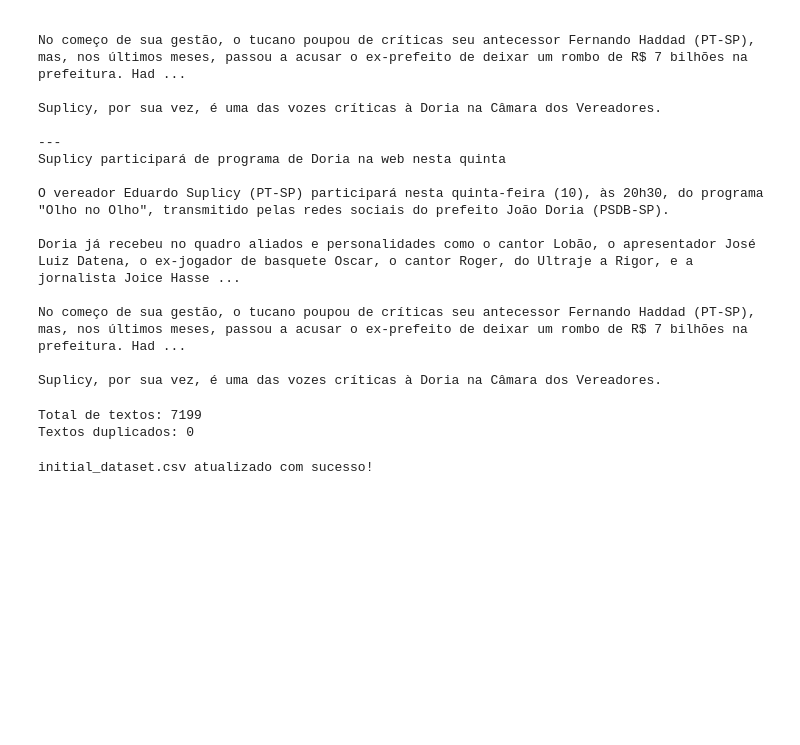
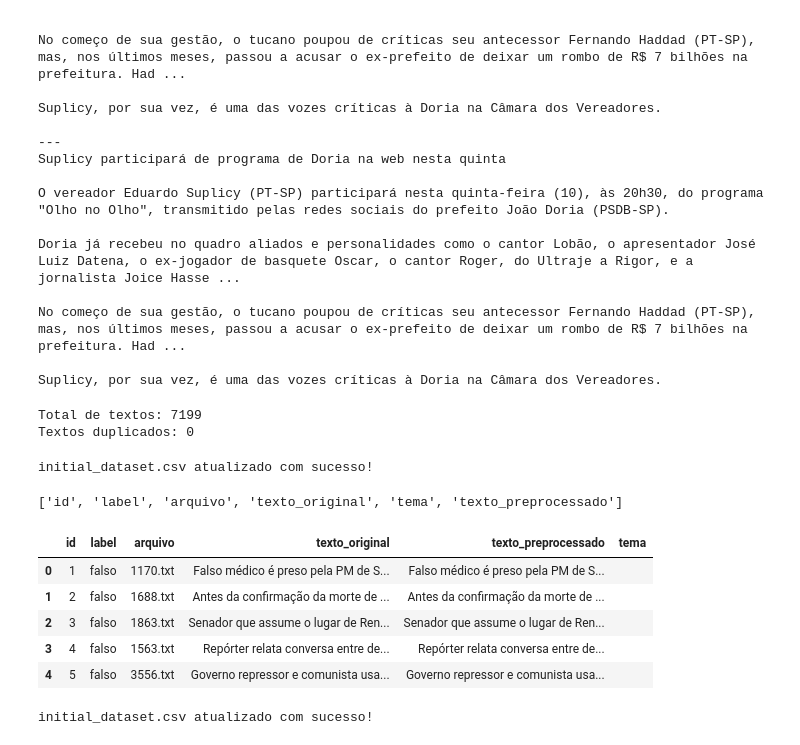
Before and after one commit to lunecarvalho/newslens-project, a Jupyter notebook: newslens_development.ipynb, the cells around one changed output. Drawn from its saved outputs; the diff is of its cells as text; code cells hidden in the pictures; blank space fills up the shorter version.

```diff
--- a/newslens_development.ipynb
+++ b/newslens_development.ipynb
@@ -186,3 +186,34 @@ df.to_csv(
 print('initial_dataset.csv atualizado com sucesso!')
 # %% [output]
 initial_dataset.csv atualizado com sucesso!
+# %%
+df = df.rename(columns={'texto': 'texto_original'})
+# %%
+df['texto_preprocessado'] = df['texto_original']
+# %%
+print(df.columns.tolist())
+# %% [output]
+['id', 'label', 'arquivo', 'texto_original', 'tema', 'texto_preprocessado']
+# %%
+df = df[
+    ['id', 'label', 'arquivo', 'texto_original', 'texto_preprocessado', 'tema']
+]
+# %%
+df.head()
+# %% [output]
+|  | id | label | arquivo | texto_original | texto_preprocessado | tema |
+| 0 | 1 | falso | 1170.txt | Falso médico é preso pela PM de S... | Falso médico é preso pela PM de S... |  |
+| 1 | 2 | falso | 1688.txt | Antes da confirmação da morte de ... | Antes da confirmação da morte de ... |  |
+| 2 | 3 | falso | 1863.txt | Senador que assume o lugar de Ren... | Senador que assume o lugar de Ren... |  |
+| 3 | 4 | falso | 1563.txt | Repórter relata conversa entre de... | Repórter relata conversa entre de... |  |
+| 4 | 5 | falso | 3556.txt | Governo repressor e comunista usa... | Governo repressor e comunista usa... |  |
+# %%
+df.to_csv(
+    '/content/initial_dataset.csv',
+    index=False,
+    encoding='utf-8-sig'
+)
+
+print('initial_dataset.csv atualizado com sucesso!')
+# %% [output]
+initial_dataset.csv atualizado com sucesso!
```
Also changed, not shown: parts of 9 cells of this notebook.
